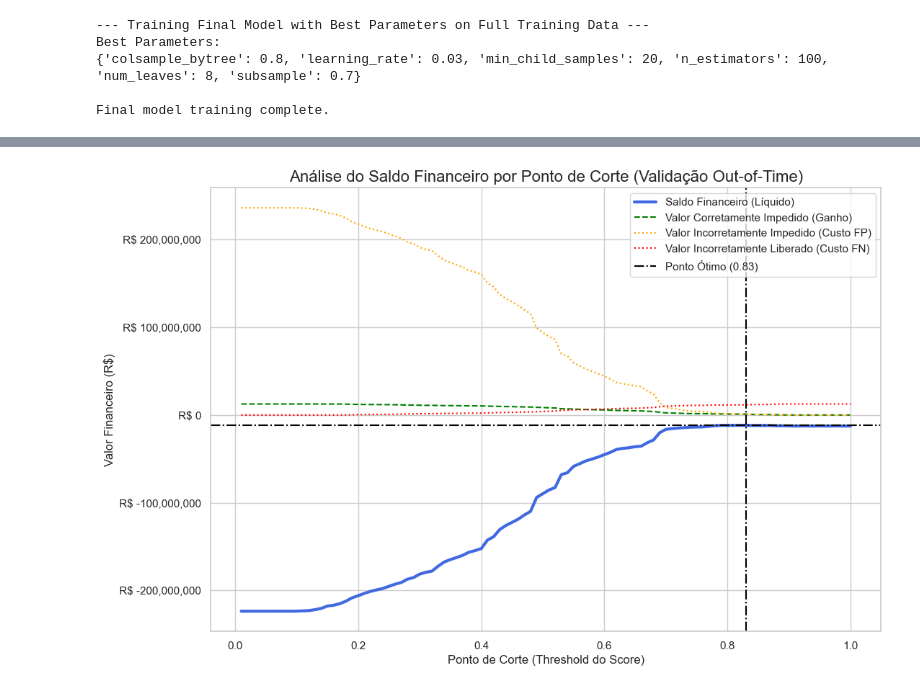
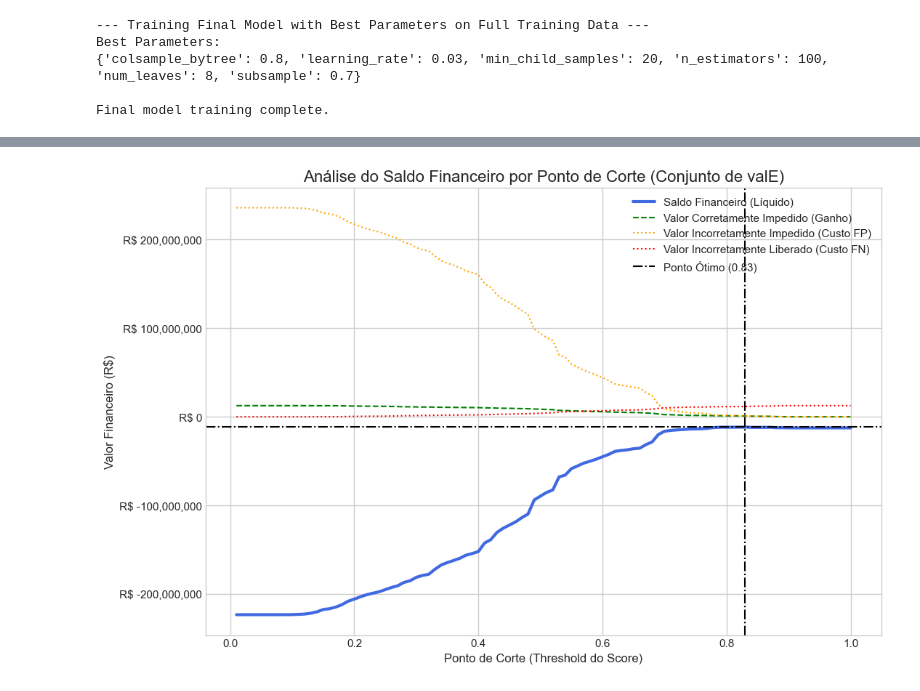
Before and after one commit to RenatoNogFer/Project-4, a Jupyter notebook: main.ipynb, the cells around one changed output, grey strips where cells are left out. Saved outputs shown, nothing was run; the diff lists cells and outputs as text; code cells hidden in the pictures.

Commit message:
feat: finished model with validation and results

```diff
--- a/main.ipynb
+++ b/main.ipynb
@@ -3099,25 +3075,14 @@ KS Statistic: 0.2995 (or 29.95%)
 # %%
-# --- 1. Function to calculate the financial metrics ---
-def calculate_financial_balance(y_true, y_scores, validation_data, threshold):
-    """Calculates the financial balance for a given decision threshold."""
-    # Get the 'vlr_financiado' corresponding to the validation scores
-    vlr_financiado = validation_data.loc[y_true.index, 'vlr_financiado']
+y_val_scores = final_lgbm_model.predict_proba(X_val)[:, 1]
+print(y_val_scores.max(), y_val_scores.min())
+vlr_financiado_val = data_frame.loc[X_val.index, 'vlr_financiado']
 
-    # Convert scores to binary predictions based on the threshold
+def calculate_financial_balance(y_true, y_scores, vlr_financiado, threshold):
     y_pred = (y_scores >= threshold).astype(int)
-
-    # Correctly Blocked (True Positives)
     corretamente_impedido = vlr_financiado[(y_true == 1) & (y_pred == 1)].sum()
-
-    # Incorrectly Blocked (False Positives) - This is a business cost
     incorretamente_impedido = vlr_financiado[(y_true == 0) & (y_pred == 1)].sum()
-
-    # Incorrectly Released (False Negatives) - This is a fraud loss
     incorretamente_liberado = vlr_financiado[(y_true == 1) & (y_pred == 0)].sum()
-
-    # Calculate the final balance based on the user's formula
     saldo = corretamente_impedido - incorretamente_impedido - incorretamente_liberado
-
     return {
         "saldo_financeiro": saldo,
         "corretamente_impedido": corretamente_impedido,
@@ -3125,68 +3090,57 @@ def calculate_financial_balance(y_true, y_scores, validation_data, threshold):
         "incorretamente_liberado": incorretamente_liberado
     }
 
-# --- 2. Simulate across all possible thresholds ---
-thresholds = np.linspace(0.01, 1.00, 100) # Test 100 thresholds from 1% to 100%
-financial_results = []
+thresholds = np.linspace(0.01, 1.00, 100)
+financial_results_val = []
 
 for t in thresholds:
-    result = calculate_financial_balance(y_val, y_val_scores, validation_df, t)
+    result = calculate_financial_balance(y_val, y_val_scores, vlr_financiado_val, t)
     result['threshold'] = t
-    financial_results.append(result)
+    financial_results_val.append(result)
 
-results_df = pd.DataFrame(financial_results)
+results_val_df = pd.DataFrame(financial_results_val)
 
-# --- 3. Find the Optimal Threshold ---
-optimal_idx = results_df['saldo_financeiro'].idxmax()
-optimal_result = results_df.loc[optimal_idx]
-optimal_threshold = optimal_result['threshold']
-max_saldo = optimal_result['saldo_financeiro']
+optimal_idx = results_val_df['saldo_financeiro'].idxmax()
+optimal_result_val = results_val_df.loc[optimal_idx]
+optimal_threshold = optimal_result_val['threshold']
+max_saldo_val = optimal_result_val['saldo_financeiro']
 
-# --- 4. Plot the Results ---
 plt.figure(figsize=(12, 8))
-plt.plot(results_df['threshold'], results_df['saldo_financeiro'], label='Saldo Financeiro (Líquido)', lw=3, color='royalblue')
-plt.plot(results_df['threshold'], results_df['corretamente_impedido'], label='Valor Corretamente Impedido (Ganho)', linestyle='--', color='green')
-plt.plot(results_df['threshold'], results_df['incorretamente_impedido'], label='Valor Incorretamente Impedido (Custo FP)', linestyle=':', color='orange')
-plt.plot(results_df['threshold'], results_df['incorretamente_liberado'], label='Valor Incorretamente Liberado (Custo FN)', linestyle=':', color='red')
+plt.plot(results_val_df['threshold'], results_val_df['saldo_financeiro'], label='Saldo Financeiro (Líquido)', lw=3, color='royalblue')
+plt.plot(results_val_df['threshold'], results_val_df['corretamente_impedido'], label='Valor Corretamente Impedido (Ganho)', linestyle='--', color='green')
+plt.plot(results_val_df['threshold'], results_val_df['incorretamente_impedido'], label='Valor Incorretamente Impedido (Custo FP)', linestyle=':', color='orange')
+plt.plot(results_val_df['threshold'], results_val_df['incorretamente_liberado'], label='Valor Incorretamente Liberado (Custo FN)', linestyle=':', color='red')
 
-# Highlight the optimal point
 plt.axvline(x=optimal_threshold, color='black', linestyle='-.', label=f'Ponto Ótimo ({optimal_threshold:.2f})')
-plt.axhline(y=max_saldo, color='black', linestyle='-.')
+plt.axhline(y=max_saldo_val, color='black', linestyle='-.')
 
-plt.title('Análise do Saldo Financeiro por Ponto de Corte (Validação Out-of-Time)', fontsize=16)
-plt.xlabel('Ponto de Corte (Threshold do Score)')
-plt.ylabel('Valor Financeiro (R$)')
-plt.legend()
-plt.grid(True)
-# Formatting the y-axis to show currency
+plt.title('Análise do Saldo Financeiro por Ponto de Corte (Conjunto de valE)', fontsize=16)
+plt.xlabel('Ponto de Corte (Threshold do Score)'); plt.ylabel('Valor Financeiro (R$)'); plt.legend(); plt.grid(True)
 from matplotlib.ticker import FuncFormatter
 formatter = FuncFormatter(lambda x, p: 'R$ {:,.0f}'.format(x))
 plt.gca().yaxis.set_major_formatter(formatter)
 plt.show()
 
-# --- 5. Final Report ---
-total_fraud_value = validation_df.loc[y_val[y_val == 1].index, 'vlr_financiado'].sum()
+# --- (NOVO) Relatório de Texto Detalhado ---
+total_fraud_value_val = vlr_financiado_val[y_val == 1].sum()
 
 print("\n" + "="*60)
-print("### Resumo do Impacto Financeiro (Validação Out-of-Time) ###")
+print("### Definição do Ponto de Corte (baseado no Conjunto de valE) ###")
 print("="*60)
-print(f"Ponto de Corte Ótimo: {optimal_threshold:.4f}")
-print(f"Saldo Financeiro Máximo: R$ {max_saldo:,.2f}\n")
+print(f"Ponto de Corte Ótimo encontrado: {optimal_threshold:.4f}")
+print(f"Saldo Financeiro Máximo no conjunto de vale: R$ {max_saldo_val:,.2f}\n")
 
-print("--- Detalhamento no Ponto de Corte Ótimo ---")
-print(f"Valor Total de Fraudes Corretamente Impedidas: + R$ {optimal_result['corretamente_impedido']:,.2f}")
-print(f"Custo de Propostas Boas Incorretamente Impedidas: - R$ {optimal_result['incorretamente_impedido']:,.2f}")
-print(f"Custo de Fraudes Incorretamente Liberadas: - R$ {optimal_result['incorretamente_liberado']:,.2f}\n")
+print("--- Detalhamento no Ponto de Corte Ótimo (no Conjunto de vale) ---")
+print(f"Valor Total de Fraudes Corretamente Impedidas: + R$ {optimal_result_val['corretamente_impedido']:,.2f}")
+print(f"Custo de Propostas Boas Incorretamente Impedidas: - R$ {optimal_result_val['incorretamente_impedido']:,.2f}")
+print(f"Custo de Fraudes Incorretamente Liberadas: - R$ {optimal_result_val['incorretamente_liberado']:,.2f}\n")
 
-print("--- Retorno do Modelo ---")
-print(f"Valor Total de Fraudes no período de validação: R$ {total_fraud_value:,.2f}")
+print("--- Retorno do Modelo (no Conjunto de vale) ---")
+print(f"Valor Total de Fraudes no período de vale: R$ {total_fraud_value_val:,.2f}")
 
-if total_fraud_value > 0:
-    valor_poupado = max_saldo + total_fraud_value
-
-    retorno_percentual = (max_saldo / total_fraud_value) * 100
-    print(f"O modelo, no seu ponto ótimo, gerou um saldo líquido de R$ {max_saldo:,.2f} e poupou um total de R$ {valor_poupado:,.2f} em custos de fraude.")
-    print(f"Isso equivale a recuperar {retorno_percentual:.2f}% do valor total que seria perdido.")
+if total_fraud_value_val > 0:
+    retorno_percentual_val = (max_saldo_val / total_fraud_value_val) * 100
+    print(f"O modelo, no seu ponto ótimo, gerou um saldo líquido de R$ {max_saldo_val:,.2f}, recuperando o equivalente a {retorno_percentual_val:.2f}% do valor total que seria perdido para fraudes.")
 else:
-    print("Não houveram fraudes no período de validação para calcular o retorno.")
+    print("Não houveram fraudes no período de vale para calcular o retorno.")
 # %% [output]
@@ -3193 +3148 @@ else:
-[figure, old version]
+[figure, new version]
```
Also changed, not shown: parts of 16 cells of this notebook.
